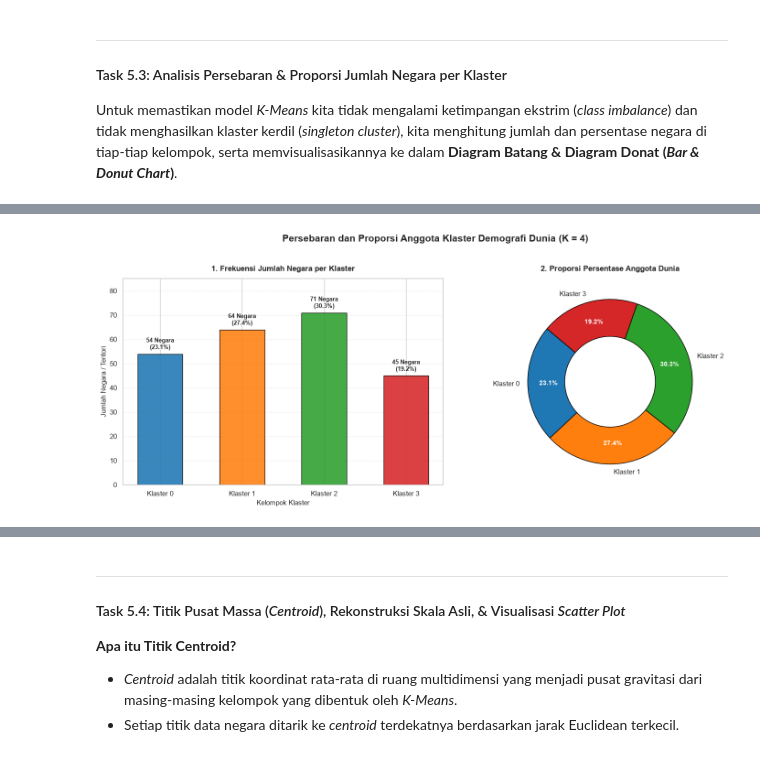
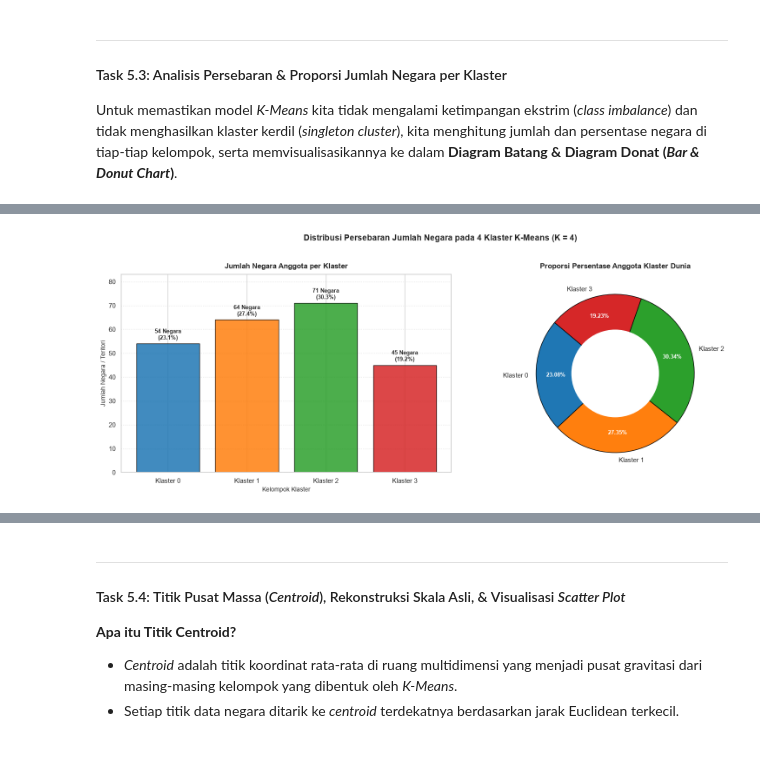
Before and after one commit to 10040818/associate_data_scientist_world_demographic_clustering, a Jupyter notebook: analisis_kmeans.ipynb, the cells around one changed output, grey strips where cells are left out. Cells and saved outputs as stored; diff of their text form; code cells hidden in the pictures.

```diff
--- a/analisis_kmeans.ipynb
+++ b/analisis_kmeans.ipynb
@@ -1882,86 +1753,84 @@ Untuk memastikan model *K-Means* kita tidak mengalami ketimpangan ekstrim (*clas
 # ==============================================================================
 # TASK 5.3: MENGHITUNG PERSEBARAN JUMLAH NEGARA PER KLASTER
 # ==============================================================================
-# Tujuan:
-# 1. Menghitung frekuensi absolut (value_counts) dan persentase relatif negara per klaster.
-# 2. Menyusun tabel ringkasan distribusi klaster ke dalam DataFrame.
-# 3. Membuat visualisasi gabungan (Diagram Batang & Diagram Donat) proporsi klaster.
-# 4. Menyimpan grafik berkualitas tinggi (300 DPI) ke folder output.
+# Penjelasan Fungsi Komputasi & Visualisasi:
+# 1. df['Cluster'].value_counts().sort_index():
+#    - Menghitung frekuensi kemunculan masing-masing nomor klaster dan mengurutkannya dari Klaster 0 s.d. 3.
+# 2. plt.subplots(1, 2, figsize=(16, 6)):
+#    - Menyiapkan kanvas 2 panel (Panel Kiri: Diagram Batang Nominal, Panel Kanan: Donut Chart Proporsi).
+# 3. ax1.bar(): Menampilkan jumlah mutlak negara anggota klaster.
+# 4. ax2.pie(autopct='%1.2f%%', pctdistance=0.75):
+#    - Menggambar grafik lingkaran proporsi persentase anggota dengan lubang lingkaran putih di tengah (Donut Chart).
 
 print('=' * 60)
-print('PERSEBARAN JUMLAH NEGARA PER KLASTER (TASK 5.3)')
+print('PERSEBARAN JUMLAH NEGARA PADA MASING-MASING KLASTER (TASK 5.3)')
 print('=' * 60)
 
-# Menghitung frekuensi negara per klaster
-cluster_counts = df['Cluster'].value_counts().sort_index()
-cluster_pcts = (cluster_counts / len(df)) * 100
+# 1. Menghitung frekuensi jumlah negara per klaster
+distribusi_klaster = df['Cluster'].value_counts().sort_index()
+persentase_klaster = (distribusi_klaster / len(df)) * 100
 
-# Menyusun tabel distribusi klaster
 df_distribusi = pd.DataFrame({
-    'Nomor Klaster': [f'Klaster {i}' for i in cluster_counts.index],
-    'Jumlah Negara': cluster_counts.values,
-    'Persentase (%)': cluster_pcts.values
+    'Klaster': [f'Klaster {i}' for i in distribusi_klaster.index],
+    'Nomor Klaster': distribusi_klaster.index,
+    'Jumlah Negara': distribusi_klaster.values,
+    'Persentase (%)': persentase_klaster.values.round(2)
 })
 
-# Menampilkan tabel distribusi menggunakan display()
-display(df_distribusi.round(2))
+display(df_distribusi)
 
-# Menyiapkan kanvas grafik dengan 2 panel berdampingan
-fig, (ax1, ax2) = plt.subplots(nrows=1, ncols=2, figsize=(15, 6))
-fig.suptitle('Persebaran dan Proporsi Anggota Klaster Demografi Dunia (K = 4)', fontsize=15, fontweight='bold', y=1.02)
+# 2. Visualisasi Sebaran Klaster (Bar Chart & Donut Chart Berdampingan)
+fig, (ax1, ax2) = plt.subplots(1, 2, figsize=(16, 6))
+fig.suptitle('Distribusi Persebaran Jumlah Negara pada 4 Klaster K-Means (K = 4)', fontsize=14, fontweight='bold', y=1.02)
 
-# Palet warna khas untuk 4 klaster
 cluster_colors = ['#1f77b4', '#ff7f0e', '#2ca02c', '#d62728']
+cluster_labels = [f'Klaster {i}' for i in range(K_OPTIMAL)]
 
-# Panel 1: Diagram Batang Frekuensi Negara per Klaster
-bars = ax1.bar(df_distribusi['Nomor Klaster'], df_distribusi['Jumlah Negara'],
-               color=cluster_colors, width=0.55, edgecolor='black', linewidth=1.0, alpha=0.88)
+# Panel Kiri: Diagram Batang Jumlah Negara
+bars = ax1.bar(cluster_labels, distribusi_klaster.values, color=cluster_colors, edgecolor='black', alpha=0.85)
+for bar in bars:
+    yval = bar.get_height()
+    ax1.text(bar.get_x() + bar.get_width()/2, yval + 1, f'{yval} Negara\n({(yval/len(df))*100:0.1f}%)', ha='center', va='bottom', fontsize=9, fontweight='bold')
 
-# Menambahkan label jumlah negara di atas setiap batang
-for bar in bars:
-    height = bar.get_height()
-    ax1.text(bar.get_x() + bar.get_width()/2., height + 1.2,
-             f'{int(height)} Negara\n({height/len(df)*100:0.1f}%)',
-             ha='center', va='bottom', fontsize=9.5, fontweight='bold')
-
-ax1.set_title('1. Frekuensi Jumlah Negara per Klaster', fontsize=12, fontweight='bold', pad=12)
-ax1.set_xlabel('Kelompok Klaster', fontsize=11)
-ax1.set_ylabel('Jumlah Negara / Teritori', fontsize=11)
-ax1.set_ylim(0, 85)
+ax1.set_title('Jumlah Negara Anggota per Klaster', fontsize=12, fontweight='bold', pad=10)
+ax1.set_xlabel('Kelompok Klaster', fontsize=10)
+ax1.set_ylabel('Jumlah Negara / Teritori', fontsize=10)
+ax1.set_ylim(0, max(distribusi_klaster.values) + 12)
 ax1.grid(True, linestyle=':', alpha=0.6, axis='y')
 
-# Panel 2: Diagram Donat Proporsi Persentase Klaster
+# Panel Kanan: Donut Chart Proporsi Persentase
 wedges, texts, autotexts = ax2.pie(
-    df_distribusi['Jumlah Negara'],
-    labels=df_distribusi['Nomor Klaster'],
+    distribusi_klaster.values,
+    labels=cluster_labels,
+    autopct='%1.2f%%',
+    startangle=140,
     colors=cluster_colors,
-    autopct='%1.1f%%',
-    startangle=140,
-    pctdistance=0.75,
-    wedgeprops=dict(width=0.45, edgecolor='black', linewidth=1.0)
+    wedgeprops={'edgecolor': 'black', 'linewidth': 1, 'antialiased': True},
+    pctdistance=0.75
 )
+# Menambahkan lingkaran putih di tengah untuk membentuk Donut Chart yang elegan
+centre_circle = plt.Circle((0,0), 0.55, fc='white')
+ax2.add_artist(centre_circle)
 for autotext in autotexts:
-    autotext.set_fontsize(10)
-    autotext.set_fontweight('bold')
     autotext.set_color('white')
-
-ax2.set_title('2. Proporsi Persentase Anggota Dunia', fontsize=12, fontweight='bold', pad=12)
+    autotext.set_weight('bold')
+    autotext.set_fontsize(9)
+ax2.set_title('Proporsi Persentase Anggota Klaster Dunia', fontsize=12, fontweight='bold', pad=10)
 
 plt.tight_layout()
 
-# Menyimpan grafik ke folder output
+# Menyimpan grafik distribusi klaster ke folder output
 path_dist_plot = OUTPUT_DIR / 'model_distribusi_klaster.png'
 plt.savefig(path_dist_plot, dpi=300, bbox_inches='tight')
 plt.show()
 
-# Mencetak log ringkasan analisis persebaran
 print('=' * 60)
-print('ANALISIS PERSEBARAN KLASTER (TASK 5.3):')
+print('RINCIAN ANGGOTA PER KLASTER (TASK 5.3):')
 print('=' * 60)
 for idx, row in df_distribusi.iterrows():
-    c_num = int(idx)
-    c_name = row['Nomor Klaster']
-    c_count = int(row['Jumlah Negara'])
+    c_name = row['Klaster']
+    c_num = row['Nomor Klaster']
+    c_count = row['Jumlah Negara']
     c_pct = row['Persentase (%)']
     contoh = df[df['Cluster'] == c_num]['Country/Territory'].head(4).tolist()
     print(f"{c_name} : {c_count:2d} negara ({c_pct:5.2f}%) | Contoh: {', '.join(contoh)}, dll.")
@@ -1982,2 +1851,2 @@ PERSEBARAN JUMLAH NEGARA PER KLASTER (TASK 5.3)
-[figure, old version]
+[figure, new version]
 ============================================================
```
Also changed, not shown: parts of 24 cells of this notebook.
